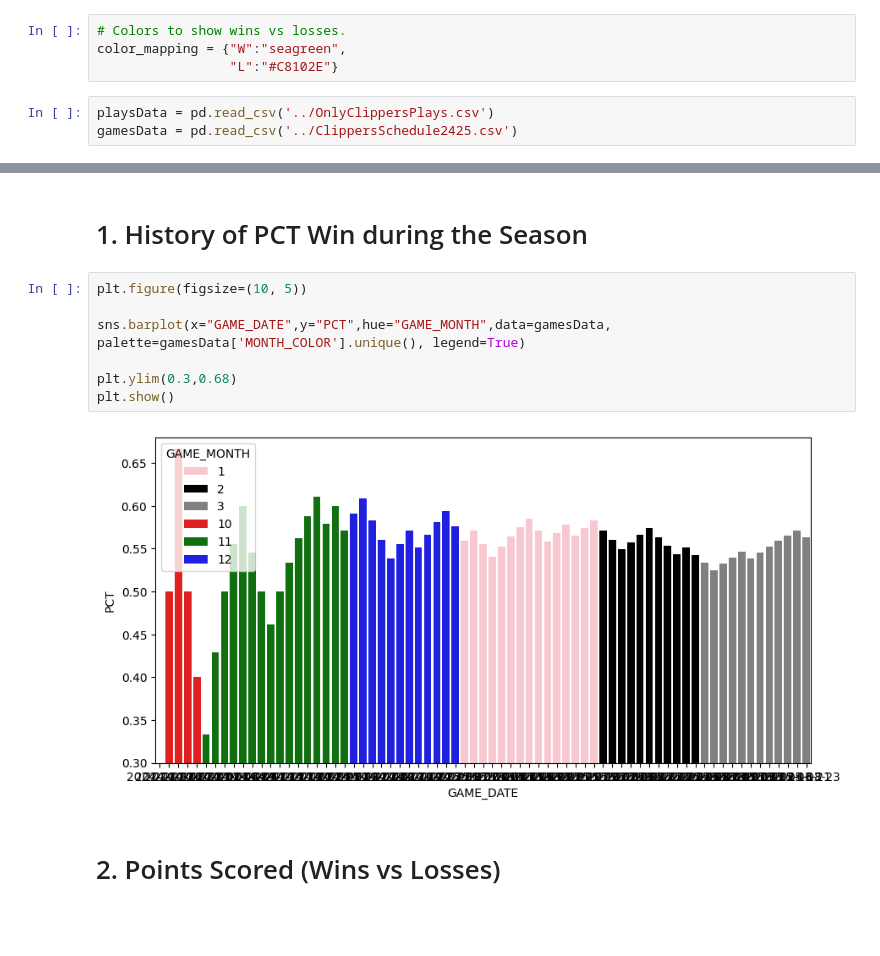
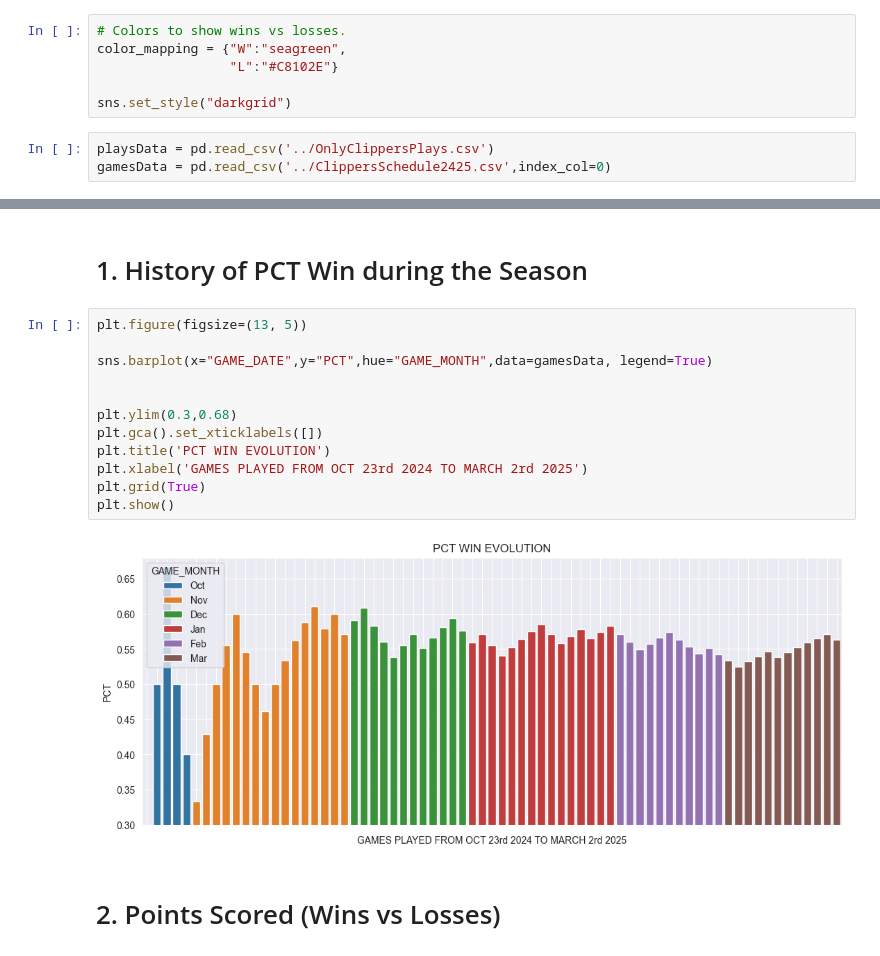
Before and after one commit to Denchikkkk/LAClippers_2025_Performance, a Jupyter notebook: analysis/ClippersPerformance.ipynb, the cells around one changed output, grey strips where cells are left out. Cells and saved outputs as stored; diff of their text form; blank space fills up the shorter version.

```diff
--- a/analysis/ClippersPerformance.ipynb
+++ b/analysis/ClippersPerformance.ipynb
@@ -10,6 +10,8 @@ warnings.filterwarnings("ignore", category=UserWarning)
 # Colors to show wins vs losses.
 color_mapping = {"W":"seagreen",
                  "L":"#C8102E"}
+
+sns.set_style("darkgrid")
 # %%
 playsData = pd.read_csv('../OnlyClippersPlays.csv')
-gamesData = pd.read_csv('../ClippersSchedule2425.csv')
+gamesData = pd.read_csv('../ClippersSchedule2425.csv',index_col=0)
@@ -63,13 +75,18 @@ gamesData
 # %% [markdown]
 # 1. History of PCT Win during the Season
 # %%
-plt.figure(figsize=(10, 5))
+plt.figure(figsize=(13, 5))
 
-sns.barplot(x="GAME_DATE",y="PCT",hue="GAME_MONTH",data=gamesData, palette=gamesData['MONTH_COLOR'].unique(), legend=True)
+sns.barplot(x="GAME_DATE",y="PCT",hue="GAME_MONTH",data=gamesData, legend=True)
+
 
 plt.ylim(0.3,0.68)
+plt.gca().set_xticklabels([])
+plt.title('PCT WIN EVOLUTION')
+plt.xlabel('GAMES PLAYED FROM OCT 23rd 2024 TO MARCH 2rd 2025')
+plt.grid(True)
 plt.show()
 # %% [output]
-[figure, old version]
+[figure, new version]
 # %% [markdown]
 # 2. Points Scored (Wins vs Losses)
```
Also changed, not shown: parts of 8 cells of this notebook.
